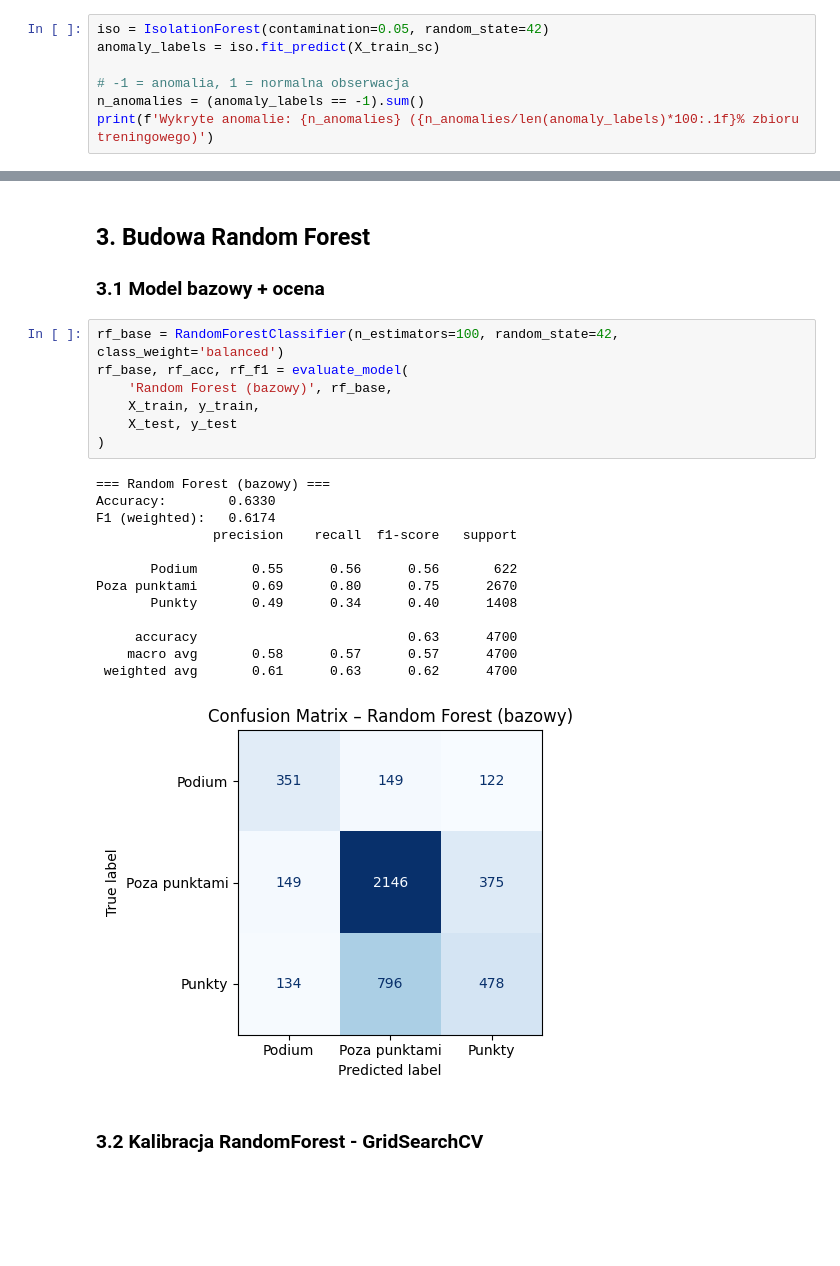
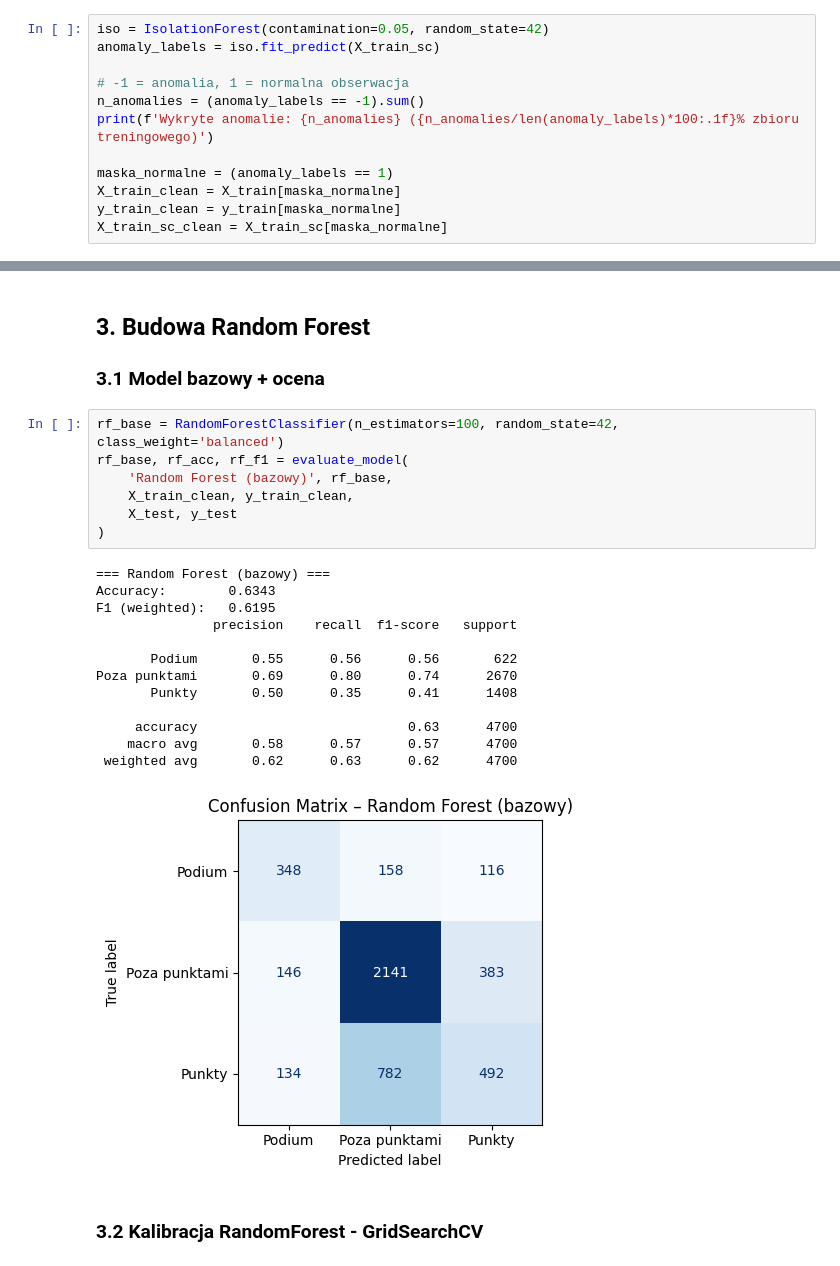
Before and after one commit to kiszkahubert/F1-predictor, a Jupyter notebook: main.ipynb, the cells around one changed output, grey strips where cells are left out. Cells and saved outputs as stored; diff of their text form; blank space fills up the shorter version.

```diff
--- a/main.ipynb
+++ b/main.ipynb
@@ -169,6 +169,11 @@ anomaly_labels = iso.fit_predict(X_train_sc)
 # -1 = anomalia, 1 = normalna obserwacja
 n_anomalies = (anomaly_labels == -1).sum()
 print(f'Wykryte anomalie: {n_anomalies} ({n_anomalies/len(anomaly_labels)*100:.1f}% zbioru treningowego)')
+
+maska_normalne = (anomaly_labels == 1)
+X_train_clean = X_train[maska_normalne]
+y_train_clean = y_train[maska_normalne]
+X_train_sc_clean = X_train_sc[maska_normalne]
 # %% [output]
 Wykryte anomalie: 940 (5.0% zbioru treningowego)
 # %%
@@ -200,24 +205,24 @@ def evaluate_model(name, model, X_tr, y_tr, X_te, y_te):
 # %%
 rf_base = RandomForestClassifier(n_estimators=100, random_state=42, class_weight='balanced')
 rf_base, rf_acc, rf_f1 = evaluate_model(
     'Random Forest (bazowy)', rf_base,
-    X_train, y_train,
+    X_train_clean, y_train_clean,
     X_test, y_test
 )
 # %% [output]
 === Random Forest (bazowy) ===
-Accuracy:        0.6330
-F1 (weighted):   0.6174
+Accuracy:        0.6343
+F1 (weighted):   0.6195
                precision    recall  f1-score   support
 
        Podium       0.55      0.56      0.56       622
-Poza punktami       0.69      0.80      0.75      2670
-       Punkty       0.49      0.34      0.40      1408
+Poza punktami       0.69      0.80      0.74      2670
+       Punkty       0.50      0.35      0.41      1408
 
      accuracy                           0.63      4700
     macro avg       0.58      0.57      0.57      4700
- weighted avg       0.61      0.63      0.62      4700
+ weighted avg       0.62      0.63      0.62      4700
-[figure, old version]
+[figure, new version]
 # %% [markdown]
 ### 3.2 Kalibracja RandomForest - GridSearchCV
 # %%
```
Also changed, not shown: parts of 1 cell of this notebook, 1 other file.
